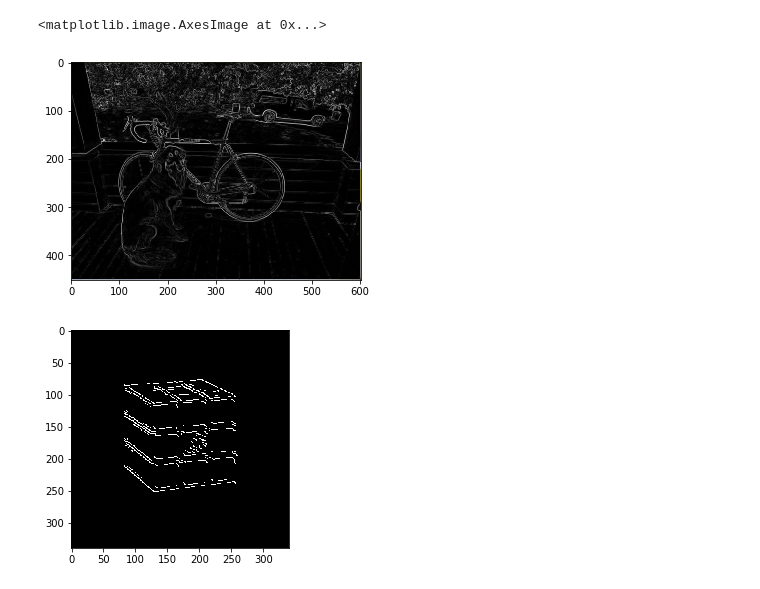
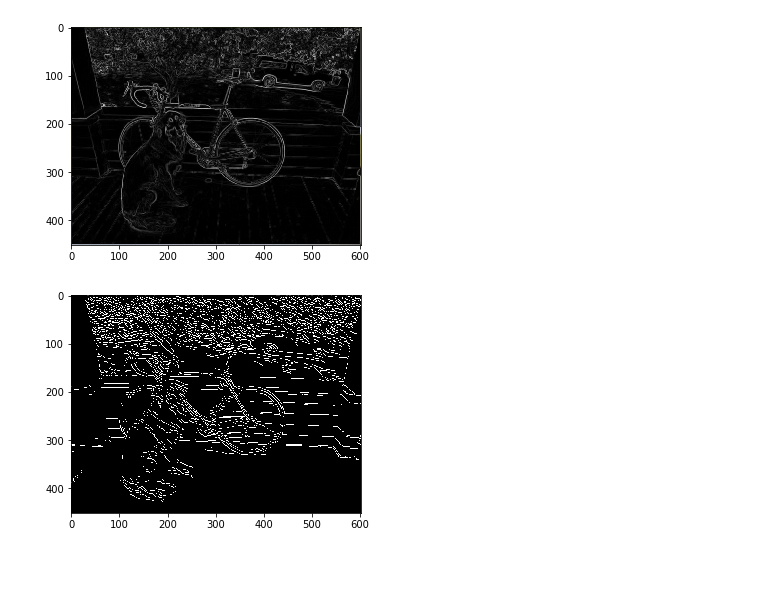
Before and after one commit to Kushal-Ajay-Shah/SRA_Practice_Assignment, a Jupyter notebook: EdgeDetection.ipynb, the cells around one changed output. Cells and saved outputs as stored; diff of their text form; code cells hidden in the pictures.

```diff
--- a/EdgeDetection.ipynb
+++ b/EdgeDetection.ipynb
@@ -86,7 +91,7 @@ vertical_filter = [[-1,-2,-1], [0,0,0], [1,2,1]]
 horizontal_filter = [[-1,0,1], [-2,0,2], [-1,0,1]]
 
 #read in the pinwheel image
-img = plt.imread('edge-detection.png')
+img = plt.imread('./assets/edge-detection.png')
 
 #get the dimensions of the image
 h,w,c = img.shape
@@ -121,8 +126,10 @@ for row in range(3, h-2):
 edges_img = edges_img/edges_img.max()
 
 plt.imshow(edges_img)
+edges_img = (edges_img * 255).astype(np.uint8)
+edges_img = Image.fromarray(edges_img)
+edges_img.save('./outputs/sobel_edge.jpg')
 # %% [output]
-<matplotlib.image.AxesImage at 0x...>
 [figure]
 # %%
 # Canny Edge Detection
@@ -226,7 +233,7 @@ def hysteresis(img, weak, strong=255):
                     pass
     return img
 # %%
-img = np.array(Image.open("edge-detection2.jpg"))
+img = np.array(Image.open("./assets/edge-detection.png"))
 
 
 r, g, b = img[:,:,0], img[:,:,1], img[:,:,2]
@@ -244,32 +251,32 @@ gaussfiltered = applyKernel(gray_img, gaussian_kernel)
 #define the vertical filter
 vertical_filter = np.array([[-1,-2,-1], [0,0,0], [1,2,1]] , np.float32)
 
 #apply the horizontal filter
 horizontal_filter = np.array([[-1,0,1], [-2,0,2], [-1,0,1]] , np.float32)
 
 
 # 2. Sobel filters for gradient descent
 intensity_x = applyKernel(gaussfiltered, vertical_filter)
 
 intensity_y = applyKernel(gaussfiltered, vertical_filter)
 
 total_intensity = np.hypot(intensity_x, intensity_y)
 
 total_intensity = total_intensity / total_intensity.max() * 255
 
 theta = np.arctan2(intensity_y, intensity_x)
 
 # 3. Non-max Suppression
 non_maximg = non_max_suppression(total_intensity, theta)
 
 # 4. Double Threshold
 threshold_img = threshold(non_maximg)
 
 # 5. Edge Tracking by Hysteresis
 final_img = hysteresis(threshold_img[0], threshold_img[1], threshold_img[2])
 
 canny_edge = Image.fromarray(final_img).convert('RGB')
 plt.imshow(canny_edge)
-canny_edge.save('canny_edge.jpg')
+canny_edge.save('./outputs/canny_edge.jpg')
 # %% [output]
-[figure, old version]
+[figure, new version]
```
Also changed, not shown: parts of 3 cells of this notebook, 28 other files.
